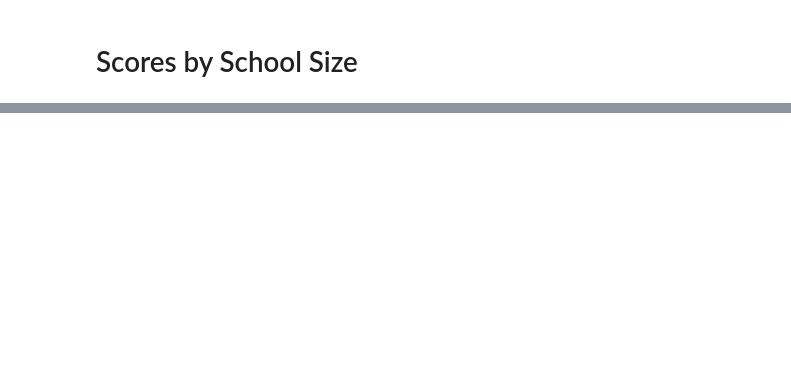
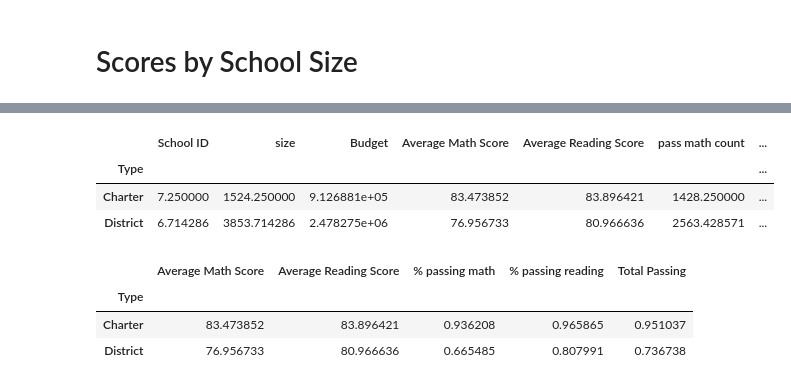
Before and after one commit to JonesInformatics/pandas-challenge, a Jupyter notebook: PyCitySchools/main.ipynb, the cells around one changed output, grey strips where cells are left out. Cells and saved outputs as stored; diff of their text form; code cells hidden in the pictures; blank space fills up the shorter version.

```diff
--- a/PyCitySchools/main.ipynb
+++ b/PyCitySchools/main.ipynb
@@ -531,0 +1167,16 @@ by_type.head(1)
+# %%
+# do grouby instead of bins
+last_df = District_DF.groupby("Type").mean()
+last_df
+# %% [output]
+|  | School ID | size | Budget | Average Math Score | Average Reading Score | pass math count | ... |
+| Type |  |  |  |  |  |  | ... |
+| Charter | 7.250000 | 1524.250000 | 9.126881e+05 | 83.473852 | 83.896421 | 1428.250000 | ... |
+| District | 6.714286 | 3853.714286 | 2.478275e+06 | 76.956733 | 80.966636 | 2563.428571 | ... |
+# %%
+last_df[["Average Math Score","Average Reading Score","% passing math", "% passing reading", "Total Passing"]].copy()
+# %% [output]
+|  | Average Math Score | Average Reading Score | % passing math | % passing reading | Total Passing |
+| Type |  |  |  |  |  |
+| Charter | 83.473852 | 83.896421 | 0.936208 | 0.965865 | 0.951037 |
+| District | 76.956733 | 80.966636 | 0.665485 | 0.807991 | 0.736738 |
```
Also changed, not shown: parts of 76 cells of this notebook.
